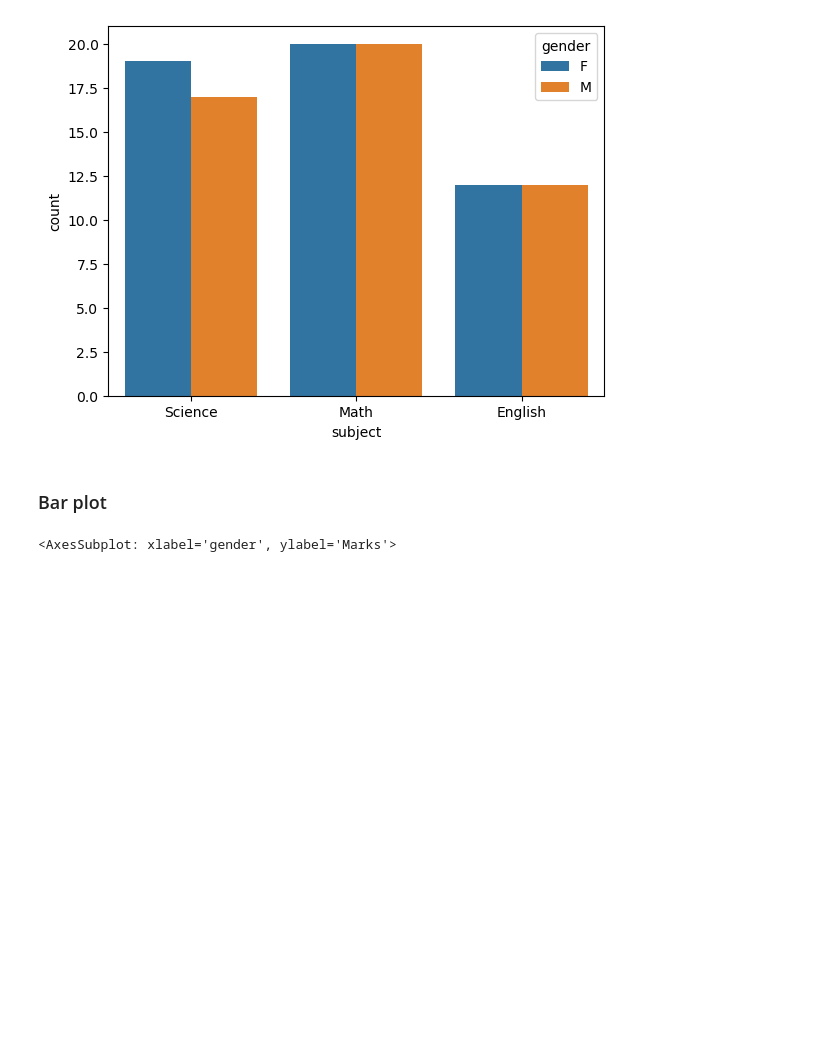
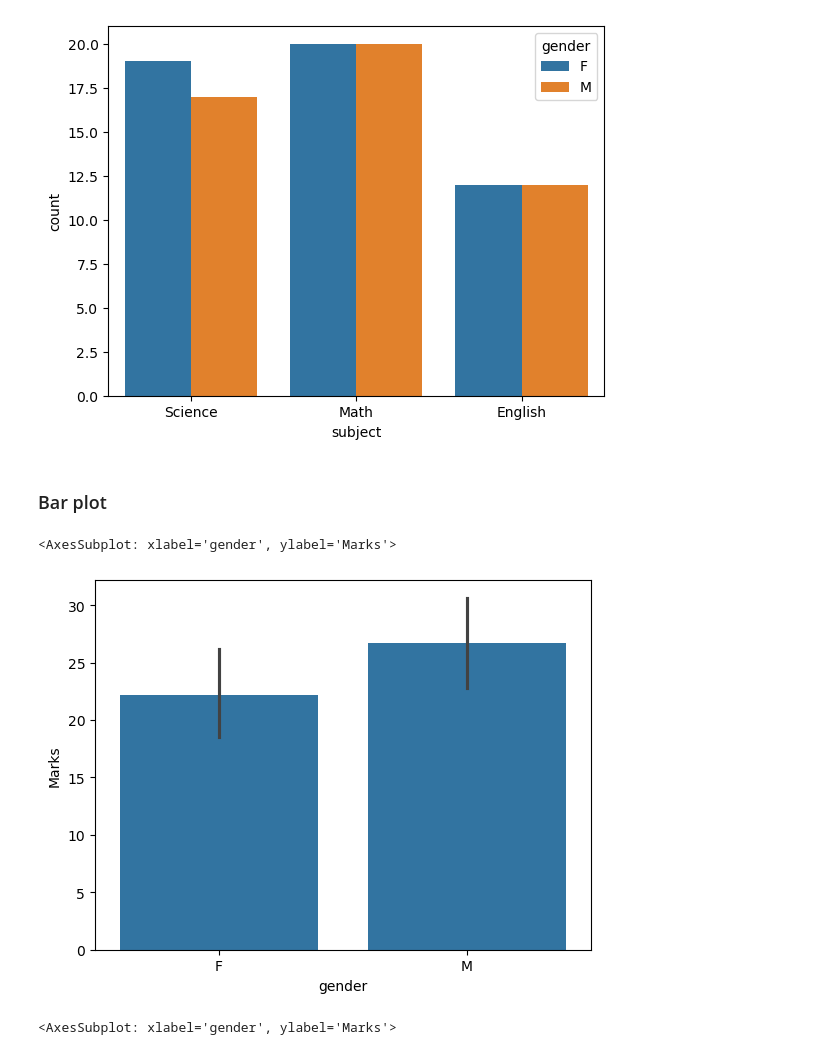
Before and after one commit to rabeyanoor/AI-ML, a Jupyter notebook: Week-4/Module_16.ipynb, the cells around one changed output. Drawn from its saved outputs; the diff is of its cells as text; code cells hidden in the pictures; blank space fills up the shorter version.

```diff
--- a/Week-4/Module_16.ipynb
+++ b/Week-4/Module_16.ipynb
@@ -275,4 +280,9 @@ sns.countplot(data = student , x='subject',hue='gender')
 [figure]
 # %% [markdown]
 ### Bar plot
+# %%
+sns.barplot(data = student , x = 'gender',y = 'Marks')
+# %% [output]
+<AxesSubplot: xlabel='gender', ylabel='Marks'>
+[figure, added]
 # %%
```
Also changed, not shown: parts of 3 cells of this notebook.
